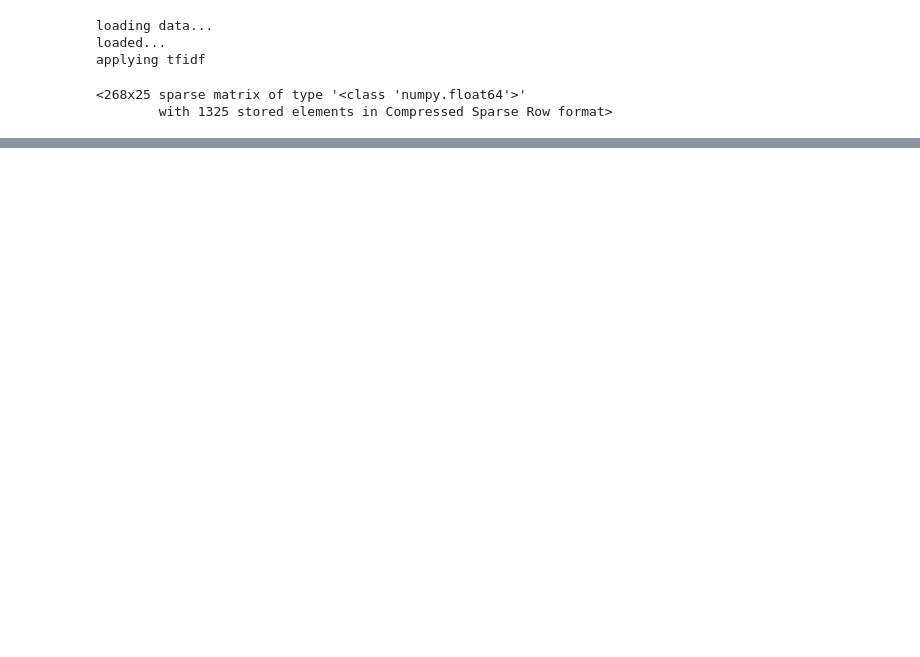
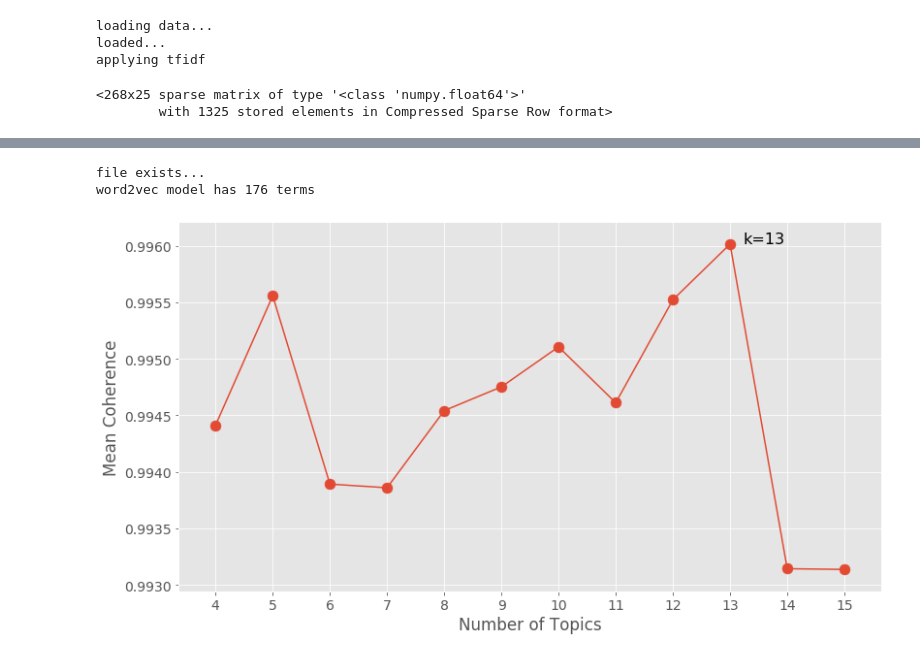
Before and after one commit to cullinap/contract_reader, a Jupyter notebook: data_preprocessing.ipynb, the cells around one changed output, grey strips where cells are left out. Saved outputs shown, nothing was run; the diff lists cells and outputs as text; code cells hidden in the pictures; blank space fills up the shorter version.

```diff
--- a/data_preprocessing.ipynb
+++ b/data_preprocessing.ipynb
@@ -10,5 +10,7 @@ OVERWRITE = True #make sure to override if file exists
 # %%
-process_val = {'stopwords':'english','stemmer':'yes','ngrams':'trigrams'}
+process_val = {'stopwords':'english',
+               'stemmer':'yes',
+               'ngrams':'trigrams'}
 
 temp_ = data_init.remove_lines(OVERWRITE, data_init, **process_val)
 # %% [output]
@@ -59,0 +64,63 @@ TODO:</br>
+# %%
+import gensim
+
+if os.path.exists('./data/w2v-model.bin') == False:
+    print('preprocessing text data for w2v model')
+    #w2v_raw = data_init.preprocess(temp_['USE Credit Union'], **process_val)
+
+    processed = {k: data_init.preprocess(temp_[k], **process_val) for k in temp_.keys()}
+    w2v_raw = pd.concat([processed[k] for k in processed.keys()],axis=0).reset_index().drop(['index'],axis=1)
+
+    print('making w2v model')
+    w2v_m = gensim.models.Word2Vec(w2v_raw[0], size=500, min_count=20, sg=1)
+
+    print(f'word2vec model has {len(w2v_m.wv.vocab)} terms')
+    w2v_m.save('./data/w2v-model.bin')
+
+else:
+    print('file exists...')
+    w2v_m = gensim.models.Word2Vec.load('./data/w2v-model.bin')
+    print(f'word2vec model has {len(w2v_m.wv.vocab)} terms')
+# %% [output]
+file exists...
+word2vec model has 176 terms
+# %%
+from sklearn.externals import joblib
+
+(tfidf_,terms) = joblib.load('./data/tfidf-output.pkl')
+# %%
+from utils.topic_model import calculate_coherence, top_term
+
+k_values, coherences = [],[]
+for k in d.keys():
+    # Get all of the topic descriptors - the term_rankings, based on top 10 terms
+    term_rankings = [top_term(terms, d[k][0], topic_index, 10) for topic_index in range(k)]
+
+    # Now calculate the coherence based on our Word2vec model
+    k_values.append(k)
+    coherences.append(calculate_coherence(w2v_m, term_rankings))
+# %%
+import seaborn as sns
+import matplotlib.pyplot as plt
+%matplotlib inline
+
+plt.style.use("ggplot")
+plt.rcParams.update({"font.size": 14})
+
+fig = plt.figure(figsize=(13,7))
+# create the line plot
+ax = plt.plot(k_values, coherences)
+plt.xticks(k_values)
+plt.xlabel("Number of Topics")
+plt.ylabel("Mean Coherence")
+# add the points
+plt.scatter(k_values, coherences, s=120)
+# find and annotate the maximum point on the plot
+ymax = max(coherences)
+xpos = coherences.index(ymax)
+best_k = k_values[xpos]
+plt.annotate( "k=%d" % best_k, xy=(best_k, ymax), xytext=(best_k, ymax), textcoords="offset points", fontsize=16)
+# show the plot
+plt.show()
+# %% [output]
+[figure, added]
```
Also changed, not shown: parts of 6 cells of this notebook, 5 other files.
